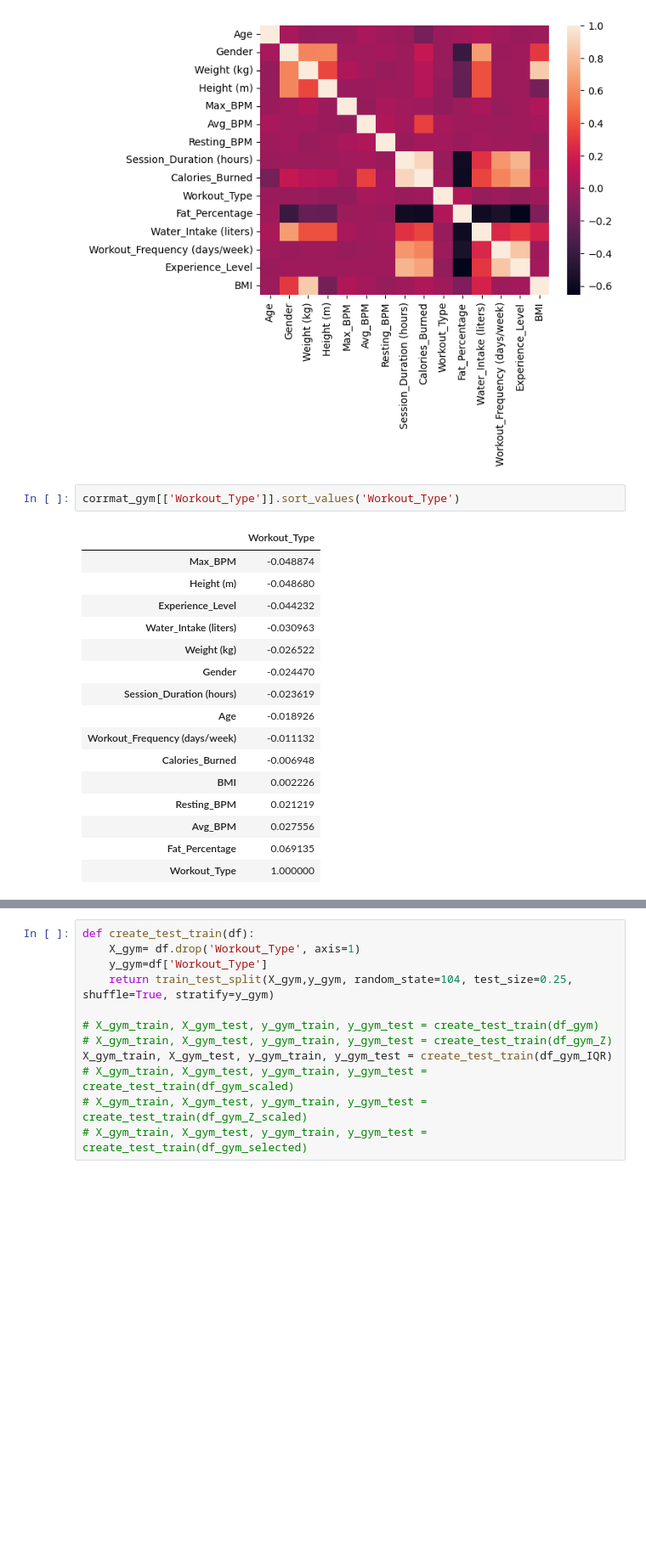
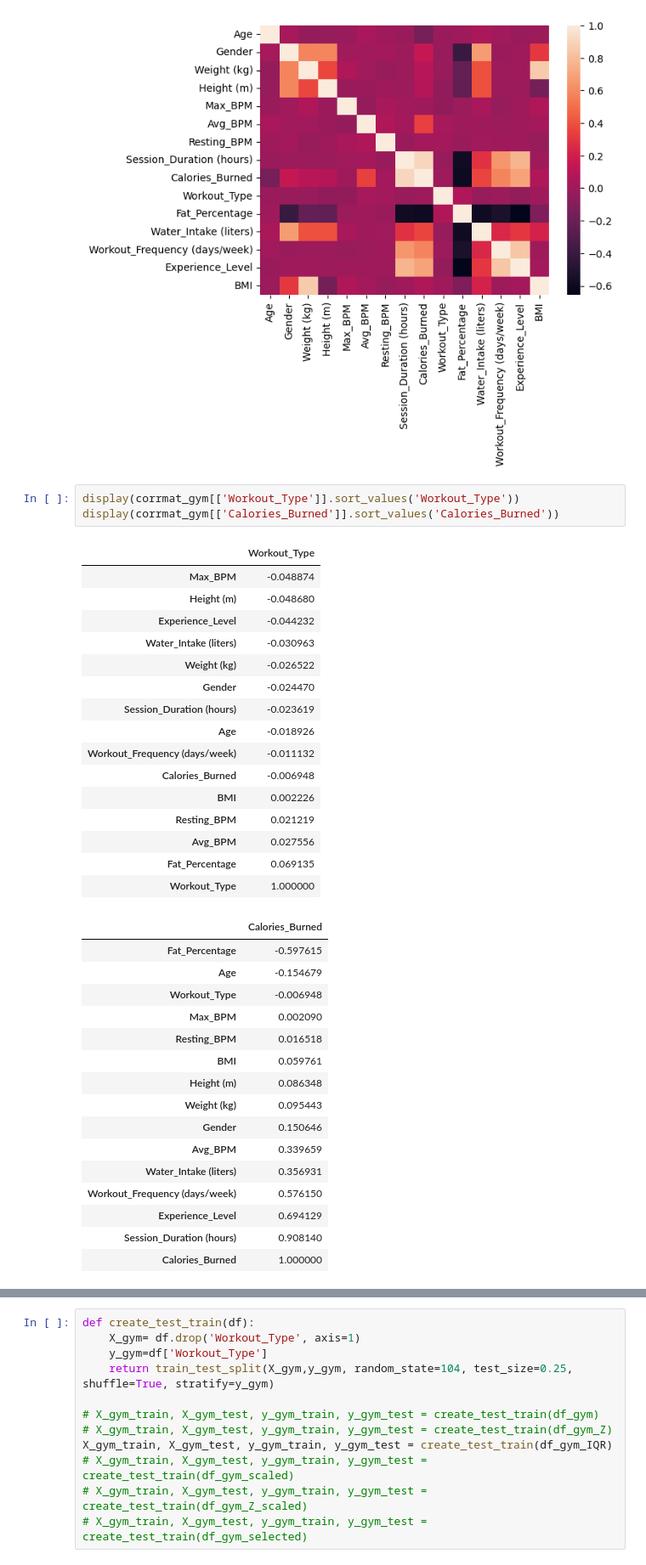
Before and after one commit to claraelisabeth/MachineLearning, a Jupyter notebook: gym_session_tracking.ipynb, the cells around one changed output, grey strips where cells are left out. Shown at 85% size. Saved outputs shown, nothing was run; the diff lists cells and outputs as text; blank space fills up the shorter version.

```diff
--- a/gym_session_tracking.ipynb
+++ b/gym_session_tracking.ipynb
@@ -207,24 +208,41 @@ sns.heatmap(corrmat_gym)
 # %% [output]
 <Axes: >
 [figure]
-# %%
-corrmat_gym[['Workout_Type']].sort_values('Workout_Type')
-# %% [output]
-|  | Workout_Type |
-| Max_BPM | -0.048874 |
-| Height (m) | -0.048680 |
-| Experience_Level | -0.044232 |
-| Water_Intake (liters) | -0.030963 |
-| Weight (kg) | -0.026522 |
-| Gender | -0.024470 |
-| Session_Duration (hours) | -0.023619 |
-| Age | -0.018926 |
-| Workout_Frequency (days/week) | -0.011132 |
-| Calories_Burned | -0.006948 |
-| BMI | 0.002226 |
-| Resting_BPM | 0.021219 |
-| Avg_BPM | 0.027556 |
-| Fat_Percentage | 0.069135 |
-| Workout_Type | 1.000000 |
+# %%
+display(corrmat_gym[['Workout_Type']].sort_values('Workout_Type'))
+display(corrmat_gym[['Calories_Burned']].sort_values('Calories_Burned'))
+# %% [output]
+|  | Workout_Type |
+| Max_BPM | -0.048874 |
+| Height (m) | -0.048680 |
+| Experience_Level | -0.044232 |
+| Water_Intake (liters) | -0.030963 |
+| Weight (kg) | -0.026522 |
+| Gender | -0.024470 |
+| Session_Duration (hours) | -0.023619 |
+| Age | -0.018926 |
+| Workout_Frequency (days/week) | -0.011132 |
+| Calories_Burned | -0.006948 |
+| BMI | 0.002226 |
+| Resting_BPM | 0.021219 |
+| Avg_BPM | 0.027556 |
+| Fat_Percentage | 0.069135 |
+| Workout_Type | 1.000000 |
+|  | Calories_Burned |
+| Fat_Percentage | -0.597615 |
+| Age | -0.154679 |
+| Workout_Type | -0.006948 |
+| Max_BPM | 0.002090 |
+| Resting_BPM | 0.016518 |
+| BMI | 0.059761 |
+| Height (m) | 0.086348 |
+| Weight (kg) | 0.095443 |
+| Gender | 0.150646 |
+| Avg_BPM | 0.339659 |
+| Water_Intake (liters) | 0.356931 |
+| Workout_Frequency (days/week) | 0.576150 |
+| Experience_Level | 0.694129 |
+| Session_Duration (hours) | 0.908140 |
+| Calories_Burned | 1.000000 |
 # %%
 df_gym_selected = df_gym[['Fat_Percentage', 'Avg_BPM', 'Workout_Type', 'Resting_BPM', 'BMI']].copy()
```
Also changed, not shown: parts of 9 cells of this notebook, 2 other files.
